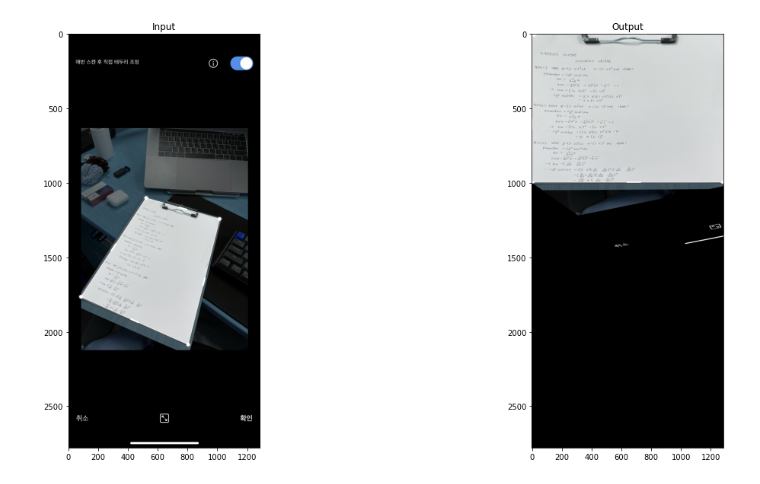
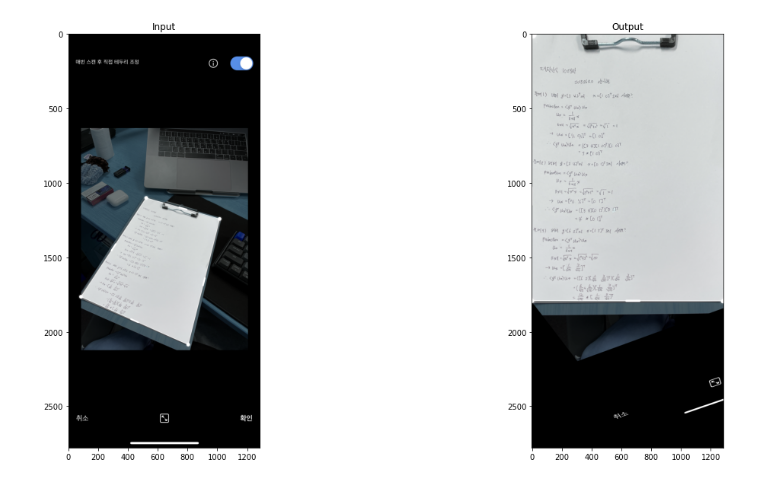
Before and after one commit to E-cok/ComputerVision20212, a Jupyter notebook: Homework_04.ipynb, the cells around one changed output. Drawn from its saved outputs; the diff is of its cells as text; code cells hidden in the pictures.

```diff
--- a/Homework_04.ipynb
+++ b/Homework_04.ipynb
@@ -14,17 +14,17 @@ def pltImage(img):
 # %%
 img = cv2.imread('lens.png')
 rows,cols,ch = img.shape
 
 pts1 = np.float32([[518, 1104],[1013, 1142],[799, 2091],[82, 1771]])
-pts2 = np.float32([[0, 0],[1284, -200],[1284, 1000],[0, 1000]])
+pts2 = np.float32([[0, 0],[1284, -400],[1284, 1800],[0, 1800]])
 
 M = cv2.getPerspectiveTransform(pts1,pts2)
 dst = cv2.warpPerspective(img,M,(1284, 2778))
 
 plt.rcParams['figure.figsize'] = (20, 10)
 
 plt.subplot(121),plt.imshow(img),plt.title('Input')
 plt.subplot(122),plt.imshow(dst),plt.title('Output')
 plt.show()
 # %% [output]
-[figure, old version]
+[figure, new version]
```
